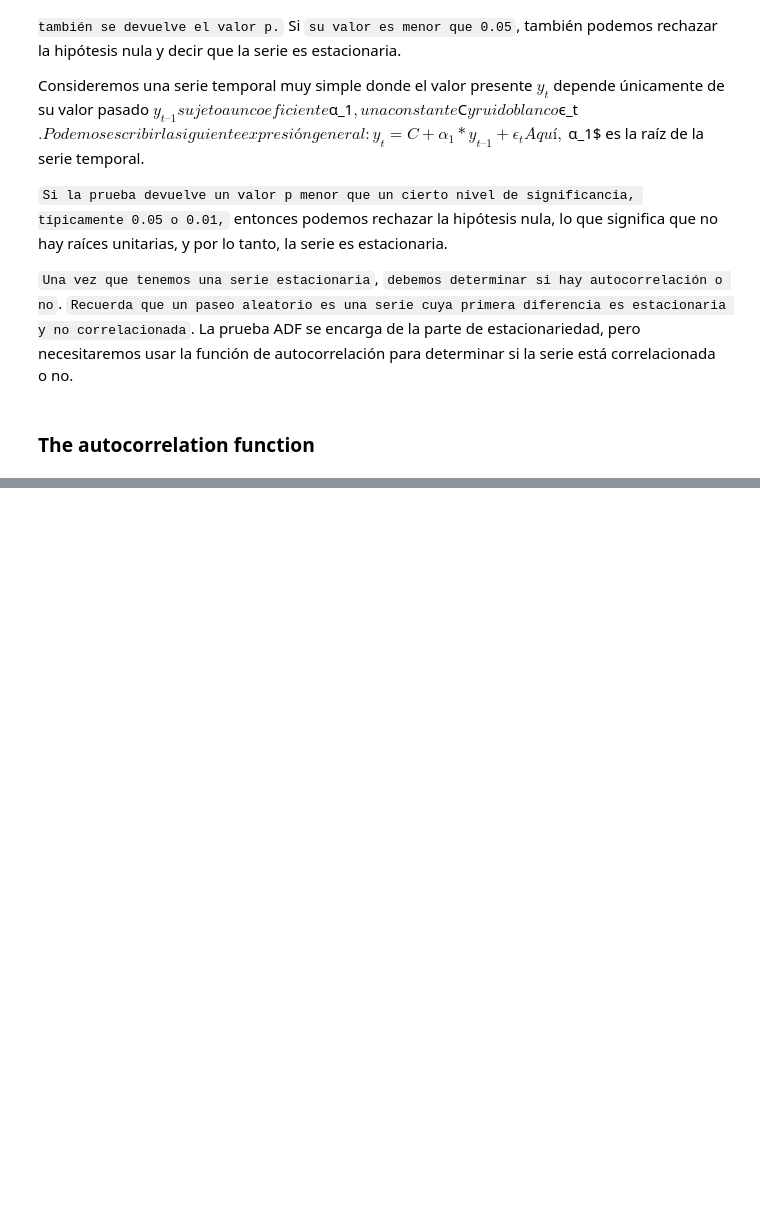
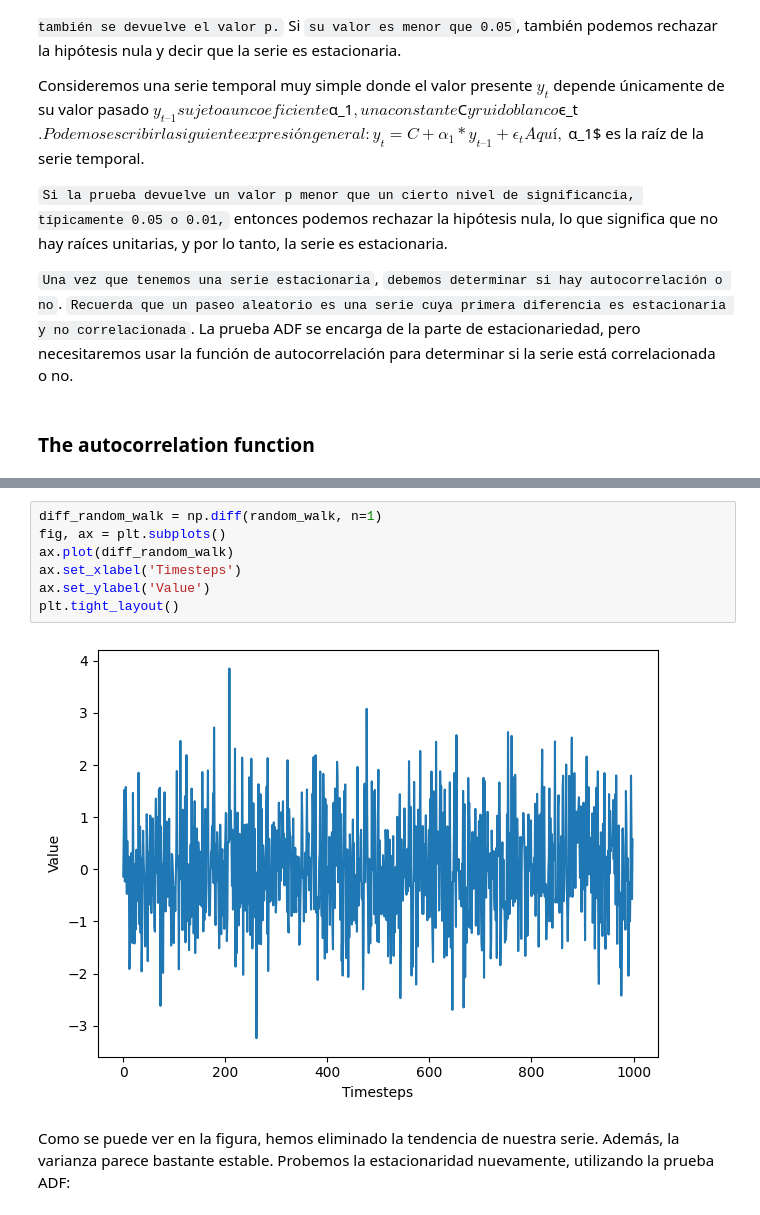
Before and after one commit to luiscxz/Series-Temporales, a Jupyter notebook: Cap3-Haciendo un paseo aleatorio.ipynb, the cells around one changed output, grey strips where cells are left out. Drawn from its saved outputs; the diff is of its cells as text; blank space fills up the shorter version.

```diff
--- a/Cap3-Haciendo un paseo aleatorio.ipynb
+++ b/Cap3-Haciendo un paseo aleatorio.ipynb
@@ -107,0 +151,11 @@ Aquí, $α_1$ es la raíz de la serie temporal.
+# %%
+diff_random_walk = np.diff(random_walk, n=1)
+fig, ax = plt.subplots()
+ax.plot(diff_random_walk)
+ax.set_xlabel('Timesteps')
+ax.set_ylabel('Value')
+plt.tight_layout()
+# %% [output]
+[figure, added]
+# %% [markdown]
+Como se puede ver en la figura, hemos eliminado la tendencia de nuestra serie. Además, la varianza parece bastante estable. Probemos la estacionaridad nuevamente, utilizando la prueba ADF:
```
Also changed, not shown: parts of 27 cells of this notebook, 2 other files.
